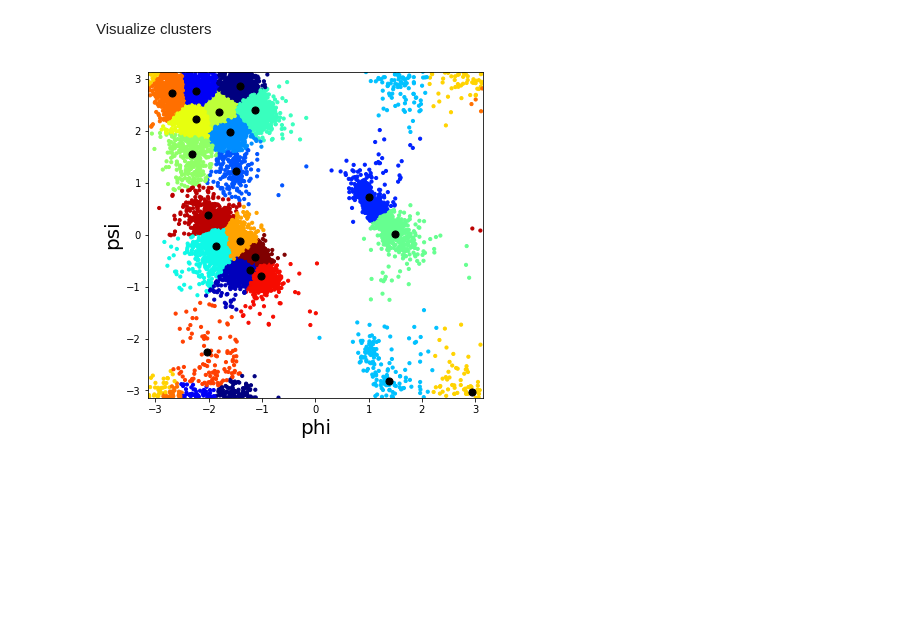
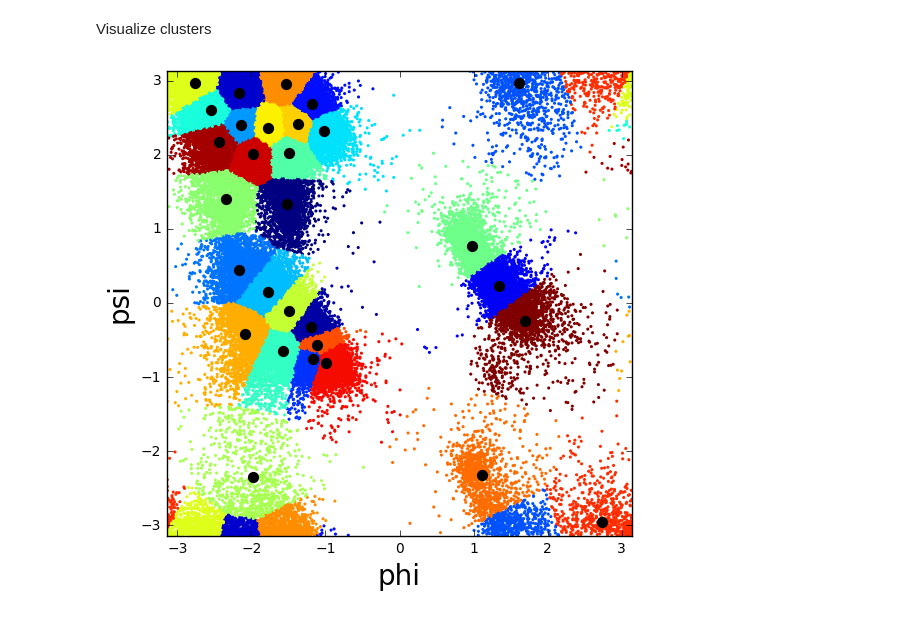
Before and after one commit to gjoni/phipsi, a Jupyter notebook: notebooks/2-clustering.ipynb, the cells around one changed output. Drawn from its saved outputs; the diff is of its cells as text; code cells hidden in the pictures; blank space fills up the shorter version.

```diff
--- a/notebooks/2-clustering.ipynb
+++ b/notebooks/2-clustering.ipynb
@@ -9,7 +9,7 @@ aa2idx = {'A':0, 'R':1, 'N':2, 'D':3, 'C':4, 'Q':5, 'E':6, 'G':7, 'H':8, 'I':9,
 
 # read .json file
 with gzip.open('../data/phipsi.json.gz', 'rb') as f:
-    dataset = json.load(f)
+    dataset = json.loads(f.read().decode('utf-8'))
 
 # reduse dataset to a list for simpler access
 dataset = dataset['phipsi10882']
@@ -48,13 +48,14 @@ Validation size: 545 proteins
 ## K-means clusters from angle vectors
 # %%
 from sklearn.cluster import KMeans
-#from sklearn.cluster import MiniBatchKMeans
+from sklearn.cluster import MiniBatchKMeans
 
 X = np.vstack([item['avec'] for item in train])
 
-#kmeans = MiniBatchKMeans(n_clusters=20, batch_size=500, max_iter=100).fit(X)
+#kmeans = MiniBatchKMeans(n_clusters=30, batch_size=500, max_iter=100).fit(X)
+
 # cluster the train set
-kmeans = KMeans(n_clusters=20, max_iter=3)
+kmeans = KMeans(n_clusters=30, max_iter=5)
 kmeans.fit(X)
 
 # assign clusters to data points
@@ -70,22 +71,22 @@ Visualize clusters
 # %%
 import matplotlib
 import matplotlib.pyplot as plt
 %matplotlib inline
 
 # stack phi and psi from all proteins together
 phi = np.hstack([item['phi'] for item in train])
 psi = np.hstack([item['psi'] for item in train])
 
 matplotlib.rcParams['image.cmap'] = 'jet'
 
 fig = plt.figure(figsize=(6,6))
 ax1 = fig.add_subplot(111)
 plt.xlim([-np.pi, np.pi])
 plt.ylim([-np.pi, np.pi])
 plt.xlabel('phi', fontsize=20)
 plt.ylabel('psi', fontsize=20)
-plt.scatter(phi[::100], psi[::100], c=X_pred[::100], s=10)
+plt.scatter(phi[::10], psi[::10], c=X_pred[::10], lw=0, s=5)
 plt.scatter(cphi, cpsi, c='black', s=50)
 plt.show()
 # %% [output]
-[figure, old version]
+[figure, new version]
```
